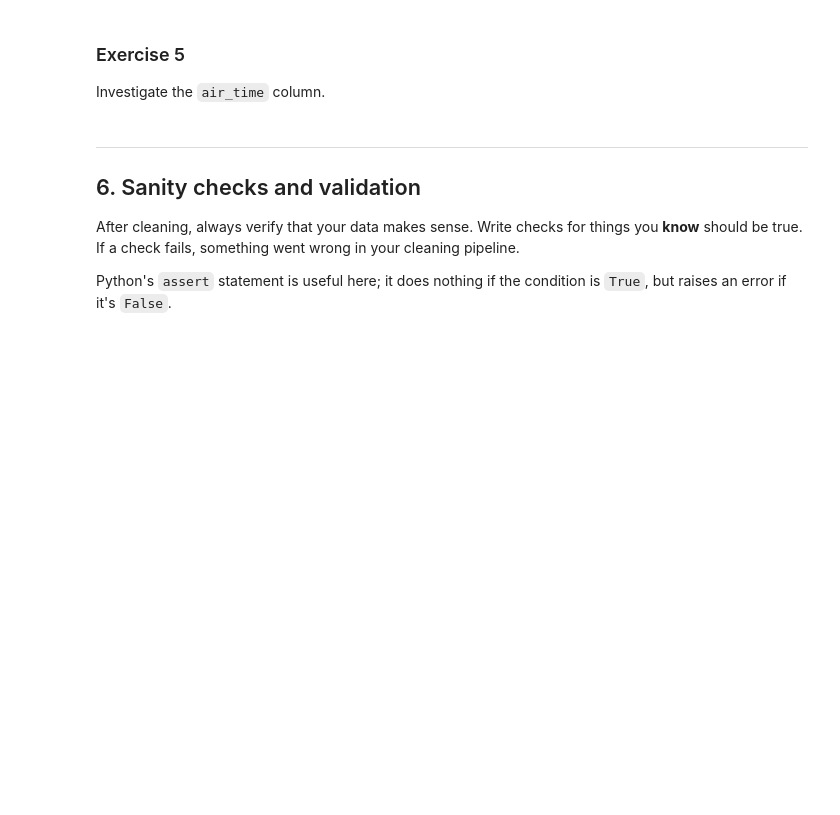
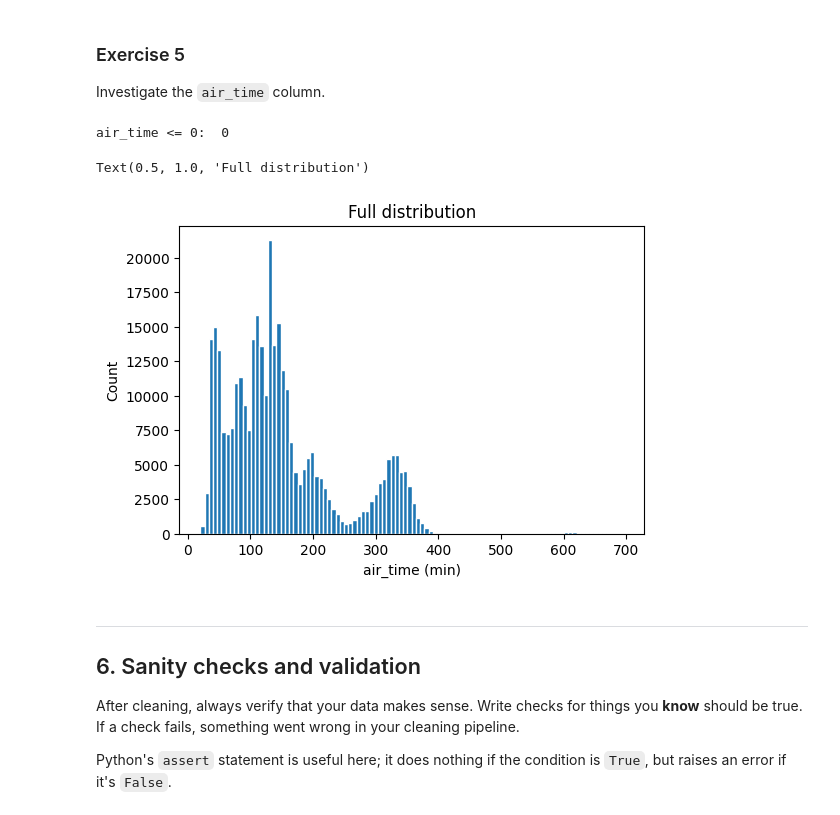
Before and after one commit to Joel-Wang-Math/MIDAS-AI-for-Engineers, a Jupyter notebook: Copy_of_day02_data_cleaning.ipynb, the cells around one changed output. Saved outputs shown, nothing was run; the diff lists cells and outputs as text; code cells hidden in the pictures; blank space fills up the shorter version.

```diff
--- a/Copy_of_day02_data_cleaning.ipynb
+++ b/Copy_of_day02_data_cleaning.ipynb
@@ -385,6 +531,8 @@ In scientific work, **document** whatever you decide and **report** how many dat
 Investigate the `air_time` column.
 # %%
 # a) Are there any flights with air_time <= 0? If so, how many?
-# Your code here
+print(f"air_time <= 0:  {(flights['air_time'] <= 0).sum():}")
+# %% [output]
+air_time <= 0:  0
 # %%
 # b) Plot a histogram of air_time. Do the values look reasonable?
@@ -392,3 +540,16 @@ Investigate the `air_time` column.
+# %%
+fig, axes = plt.subplots(1, 1, figsize=(6, 4))
+
+# Full distribution
+axes.hist(flights["air_time"].dropna(), bins=100, edgecolor="white")
+axes.set_xlabel("air_time (min)")
+axes.set_ylabel("Count")
+axes.set_title("Full distribution")
+
+#plt.tight_layout()
+# %% [output]
+Text(0.5, 1.0, 'Full distribution')
+[figure, added]
 # %%
 # c) What is the longest flight in the dataset? How many minutes/hours is it?
 #    Does this seem plausible for a domestic US flight?
```
Also changed, not shown: parts of 28 cells of this notebook.
